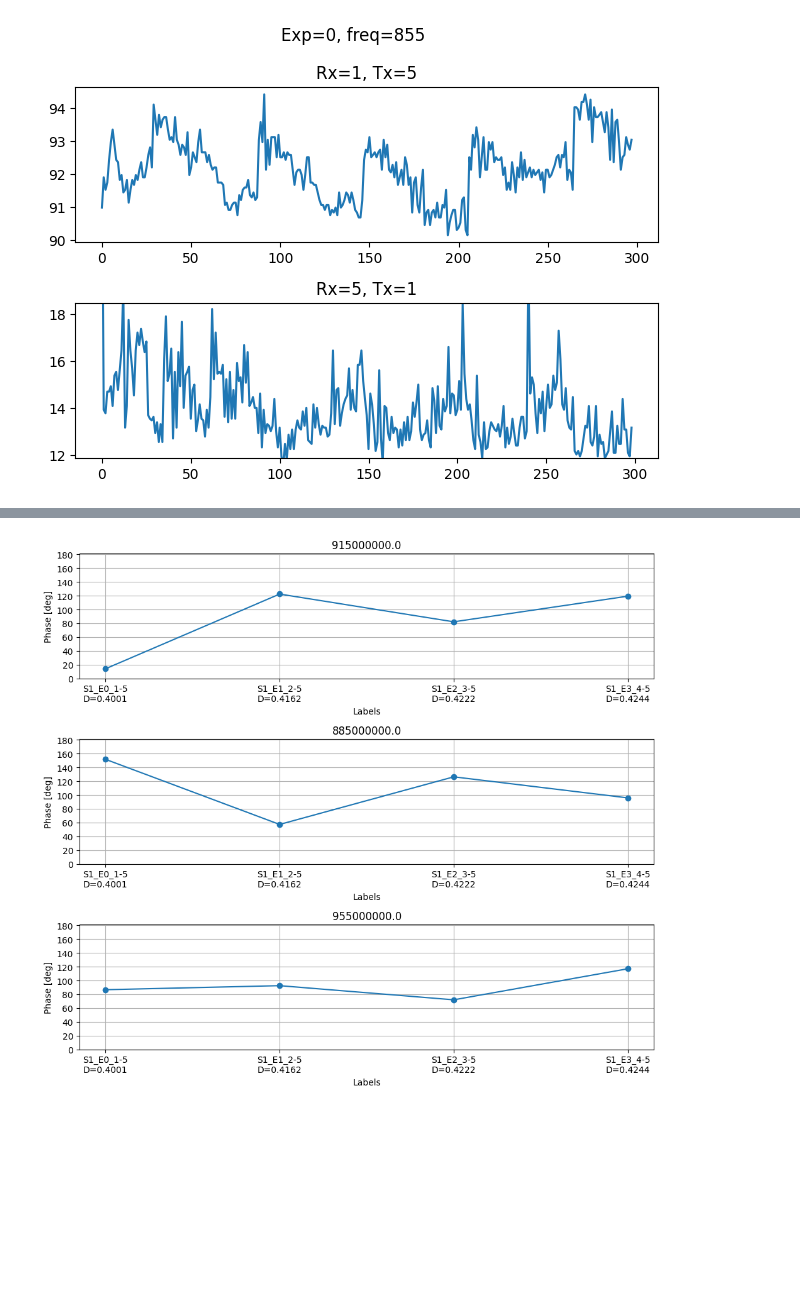
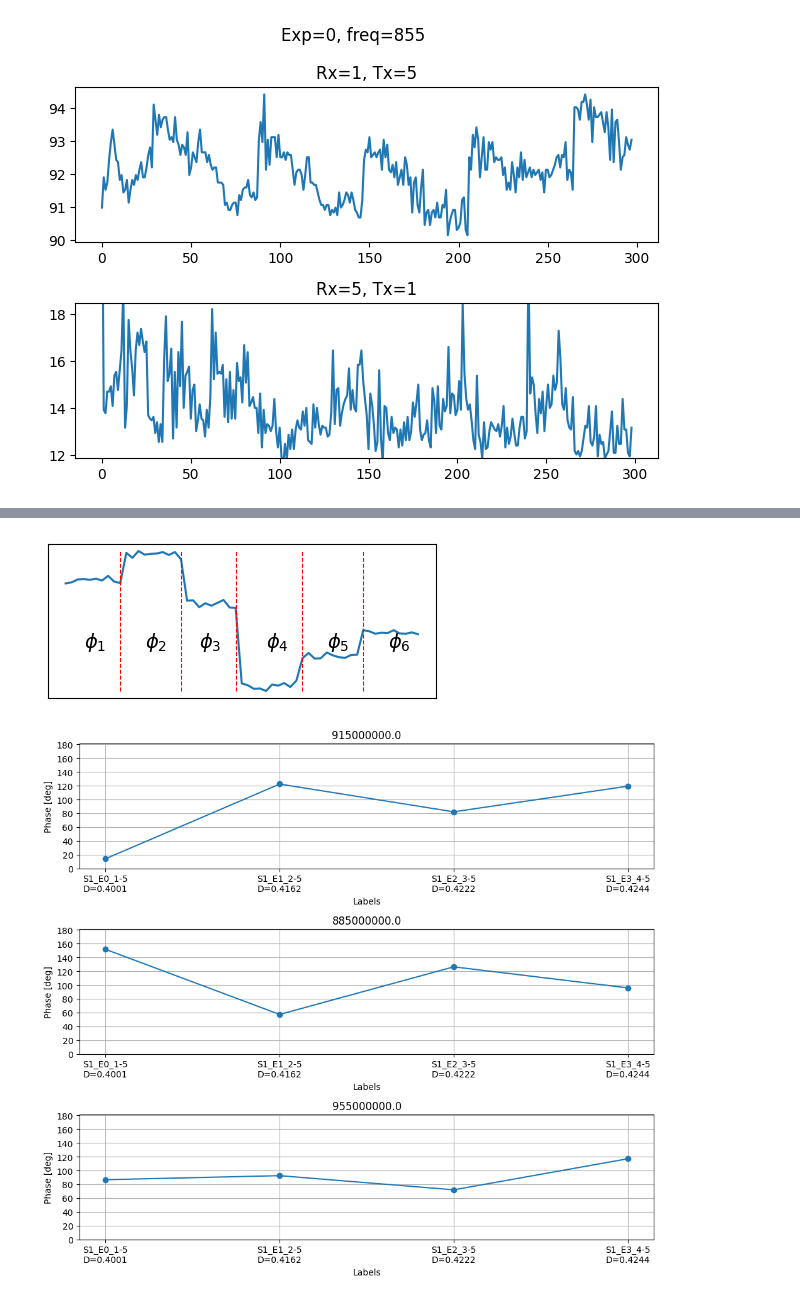
Before and after one commit to manavjeetsingh/RFImaging, a Jupyter notebook: Rovering/OCS/FiveTags1/processing.ipynb, the cells around one changed output, grey strips where cells are left out. Saved outputs shown, nothing was run; the diff lists cells and outputs as text; code cells hidden in the pictures; blank space fills up the shorter version.

Commit message:
demo

```diff
--- a/Rovering/OCS/FiveTags1/processing.ipynb
+++ b/Rovering/OCS/FiveTags1/processing.ipynb
@@ -47,3 +51,15 @@ getMPPSignalPlot(exp_no=1, tag1=4, tag2=5, freq=905, processedDF=all_voltage_dfs
+# %%
+plt.figure(figsize=(5,2))
+plt.plot(v2[1:60])
+plt.xticks([])
+plt.yticks([])
+for idx,i in enumerate([9,19,28, 39, 49]):
+    plt.vlines(i,min(v2[1:60]),max(v2[1:60]), linestyles='--', colors='red', linewidth=0.8)
+    plt.text(i-6, 255, f"$\phi_{idx+1}$", fontsize=14)
+plt.text(i+4, 255, f"$\phi_{idx+2}$", fontsize=14)
+plt.savefig("demo.svg")
+# %% [output]
+[figure, added]
 # %%
 # list(all_phase_info[1].keys())[8:19]
 # %%
```
Also changed, not shown: parts of 3 cells of this notebook, 3 other files.
